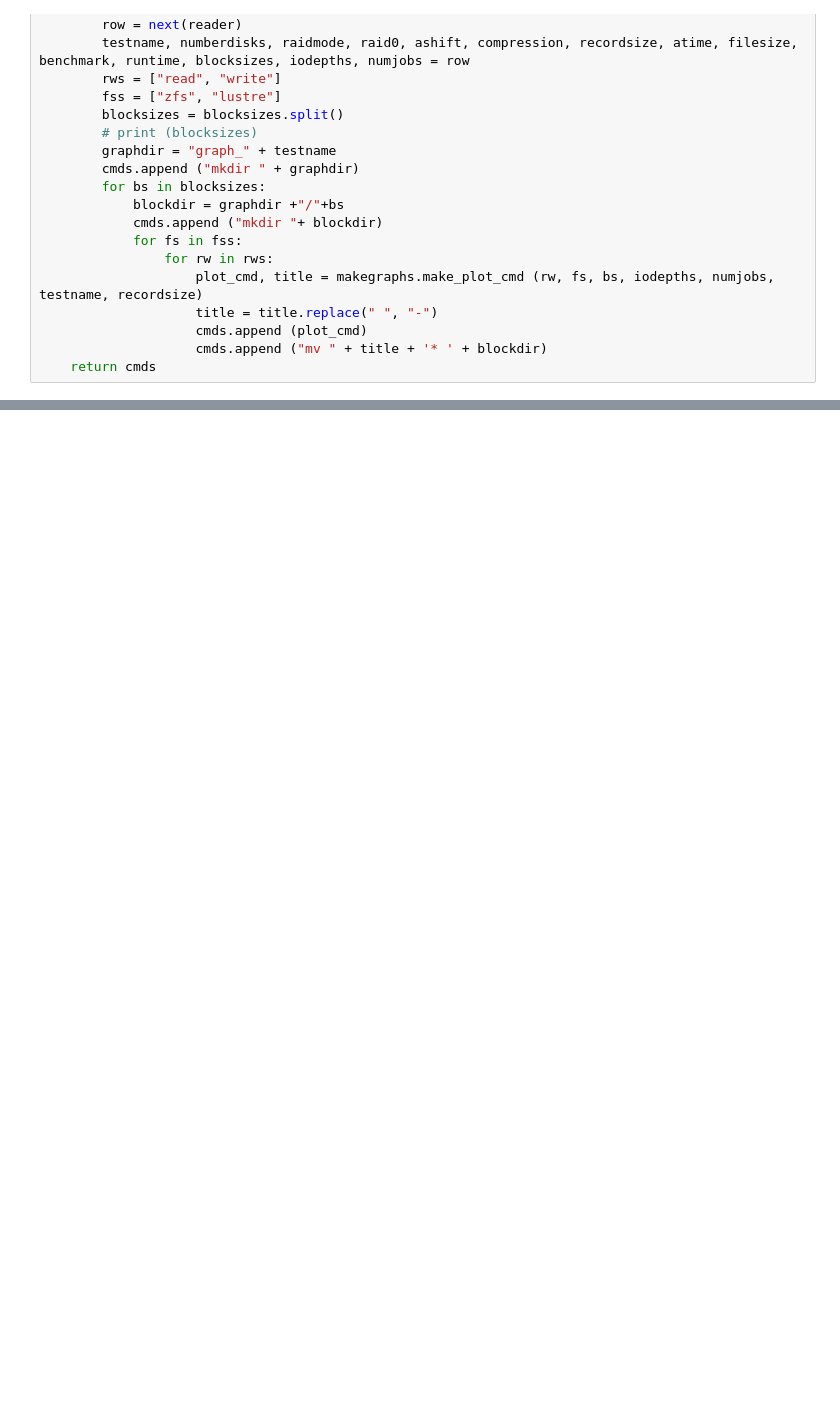
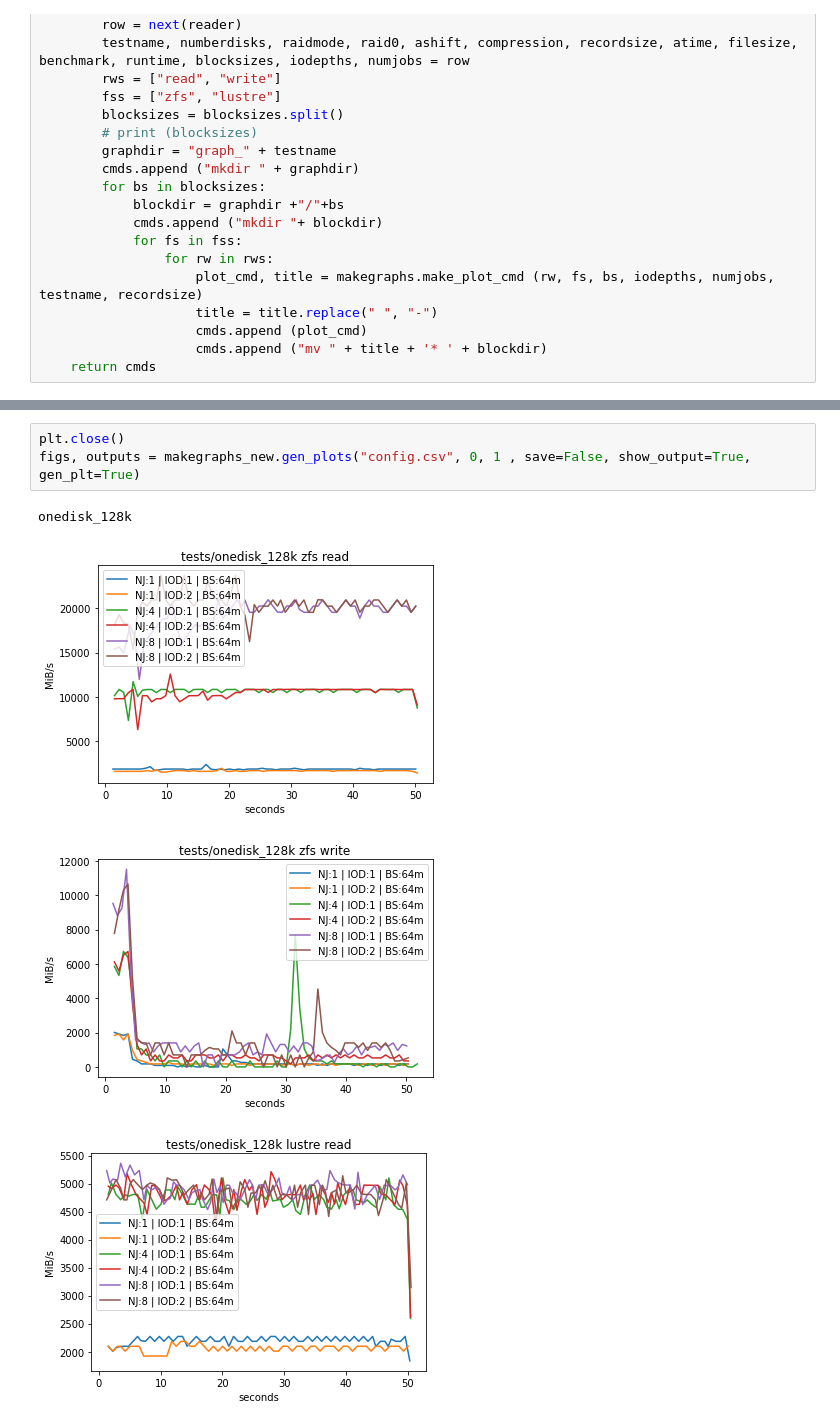
Before and after one commit to botkevin/zfslustrefiotest, a Jupyter notebook: makezpooltest.ipynb, the cells around one changed output, grey strips where cells are left out. Cells and saved outputs as stored; diff of their text form; blank space fills up the shorter version.

```diff
--- a/makezpooltest.ipynb
+++ b/makezpooltest.ipynb
@@ -125,0 +122,8 @@ mv bandwidth-of-write-on-lustre-z2_three_8_single_1m-64m1m* graph_z2_three_8_sin
+# %%
+plt.close()
+figs, outputs = makegraphs_new.gen_plots("config.csv", 0, 1 , save=False, show_output=True, gen_plt=True)
+# %% [output]
+onedisk_128k
+[figure, added]
+[figure, added]
+[figure, added]
```
Also changed, not shown: parts of 8 cells of this notebook, 2 other files.
